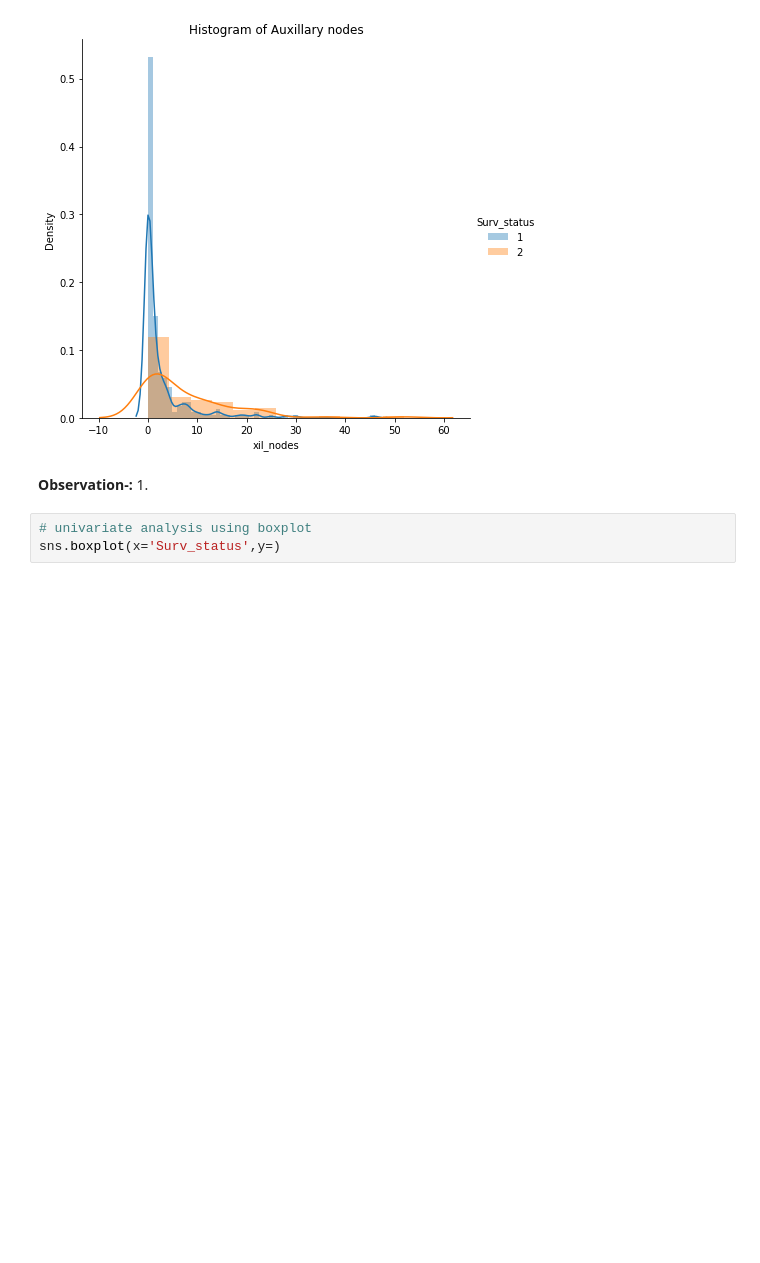
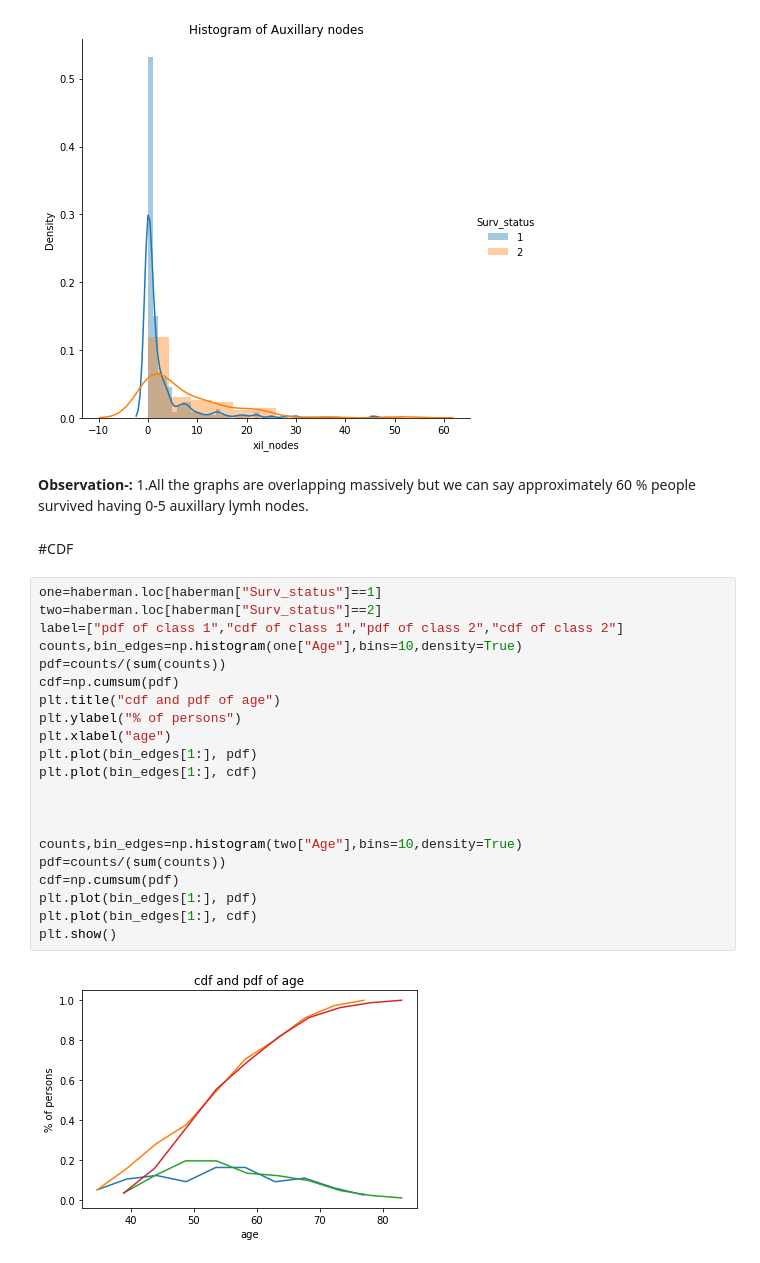
Before and after one commit to riddhi-jain/EDA-using-Haberman-Dataset, a Jupyter notebook: EDA_using_Haberman_Dataset.ipynb, the cells around one changed output. Cells and saved outputs as stored; diff of their text form; blank space fills up the shorter version.

```diff
--- a/EDA_using_Haberman_Dataset.ipynb
+++ b/EDA_using_Haberman_Dataset.ipynb
@@ -86,9 +88,31 @@ plt.ylabel("Density")
 plt.show();
 # %% [output]
 [figure]
-# %% [markdown]
-**Observation-:**
-1.
-# %%
-# univariate analysis using boxplot
-sns.boxplot(x='Surv_status',y=)
+# %% [markdown]
+**Observation-:**
+1.All the graphs are overlapping massively but we can say approximately 60 % people survived having 0-5 auxillary lymh nodes.
+# %% [markdown]
+#CDF
+# %%
+one=haberman.loc[haberman["Surv_status"]==1]
+two=haberman.loc[haberman["Surv_status"]==2]
+label=["pdf of class 1","cdf of class 1","pdf of class 2","cdf of class 2"]
+counts,bin_edges=np.histogram(one["Age"],bins=10,density=True)
+pdf=counts/(sum(counts))
+cdf=np.cumsum(pdf)
+plt.title("cdf and pdf of age")
+plt.ylabel("% of persons")
+plt.xlabel("age")
+plt.plot(bin_edges[1:], pdf)
+plt.plot(bin_edges[1:], cdf)
+
+
+
+counts,bin_edges=np.histogram(two["Age"],bins=10,density=True)
+pdf=counts/(sum(counts))
+cdf=np.cumsum(pdf)
+plt.plot(bin_edges[1:], pdf)
+plt.plot(bin_edges[1:], cdf)
+plt.show()
+# %% [output]
+[figure, added]
```
Also changed, not shown: parts of 24 cells of this notebook.
